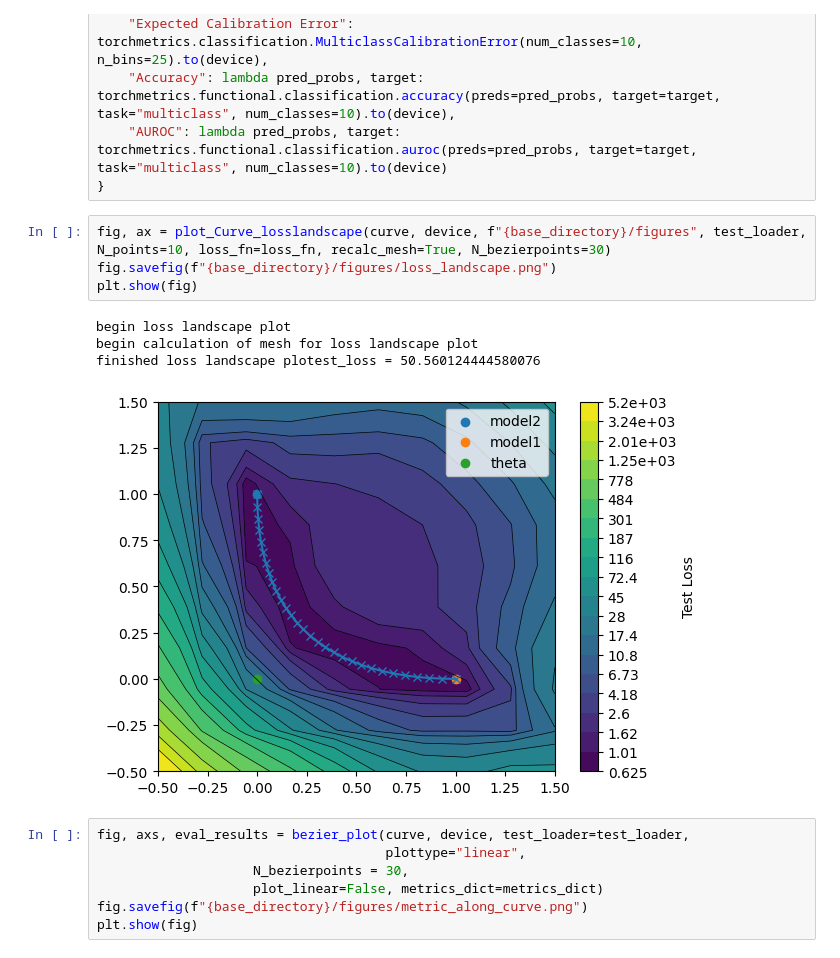
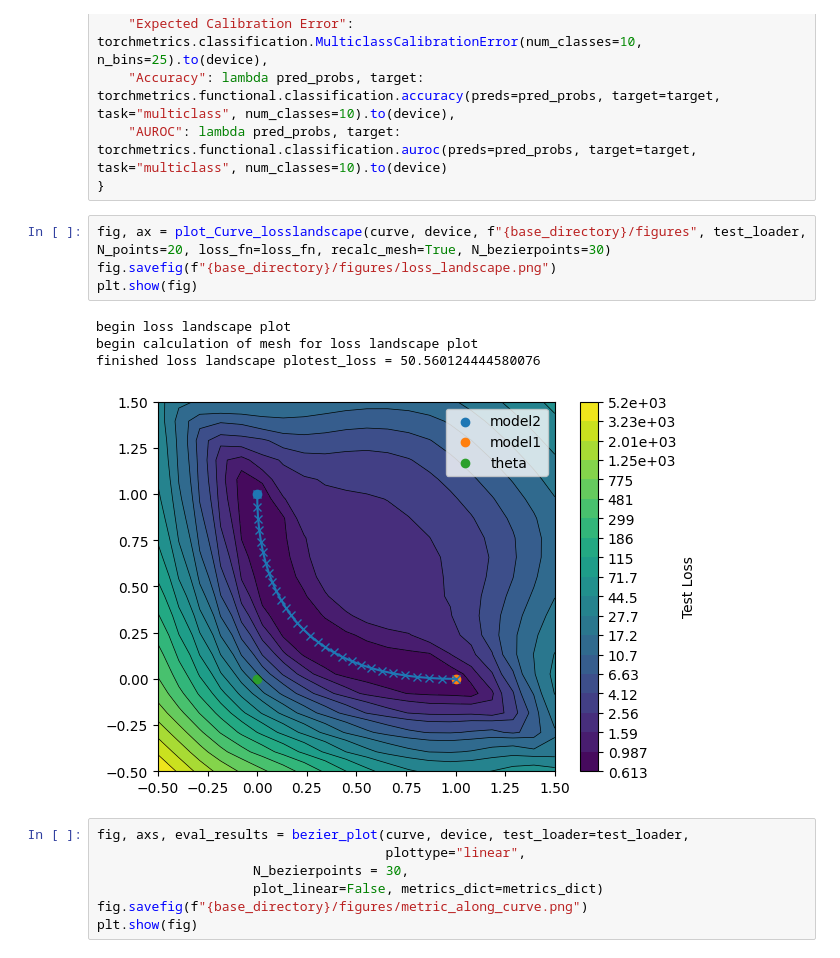
Before and after one commit to simoneiriksson/mode-connectivity, a Jupyter notebook: modeconnectivity/CIFAR_experiment.ipynb, the cells around one changed output. Cells and saved outputs as stored; diff of their text form.

Commit message:
added higher resolution mesh to notebook

```diff
--- a/modeconnectivity/CIFAR_experiment.ipynb
+++ b/modeconnectivity/CIFAR_experiment.ipynb
@@ -225,14 +225,14 @@ metrics_dict = {
     "AUROC": lambda pred_probs, target: torchmetrics.functional.classification.auroc(preds=pred_probs, target=target, task="multiclass", num_classes=10).to(device)
 }
 # %%
-fig, ax = plot_Curve_losslandscape(curve, device, f"{base_directory}/figures", test_loader, N_points=10, loss_fn=loss_fn, recalc_mesh=True, N_bezierpoints=30)
+fig, ax = plot_Curve_losslandscape(curve, device, f"{base_directory}/figures", test_loader, N_points=20, loss_fn=loss_fn, recalc_mesh=True, N_bezierpoints=30)
 fig.savefig(f"{base_directory}/figures/loss_landscape.png")
 plt.show(fig)
 # %% [output]
 begin loss landscape plot
 begin calculation of mesh for loss landscape plot
 finished loss landscape plotest_loss = 50.560124444580076
-[figure, old version]
+[figure, new version]
 # %%
 fig, axs, eval_results = bezier_plot(curve, device, test_loader=test_loader,
                                      plottype="linear",
```
Also changed, not shown: parts of 2 cells of this notebook.
